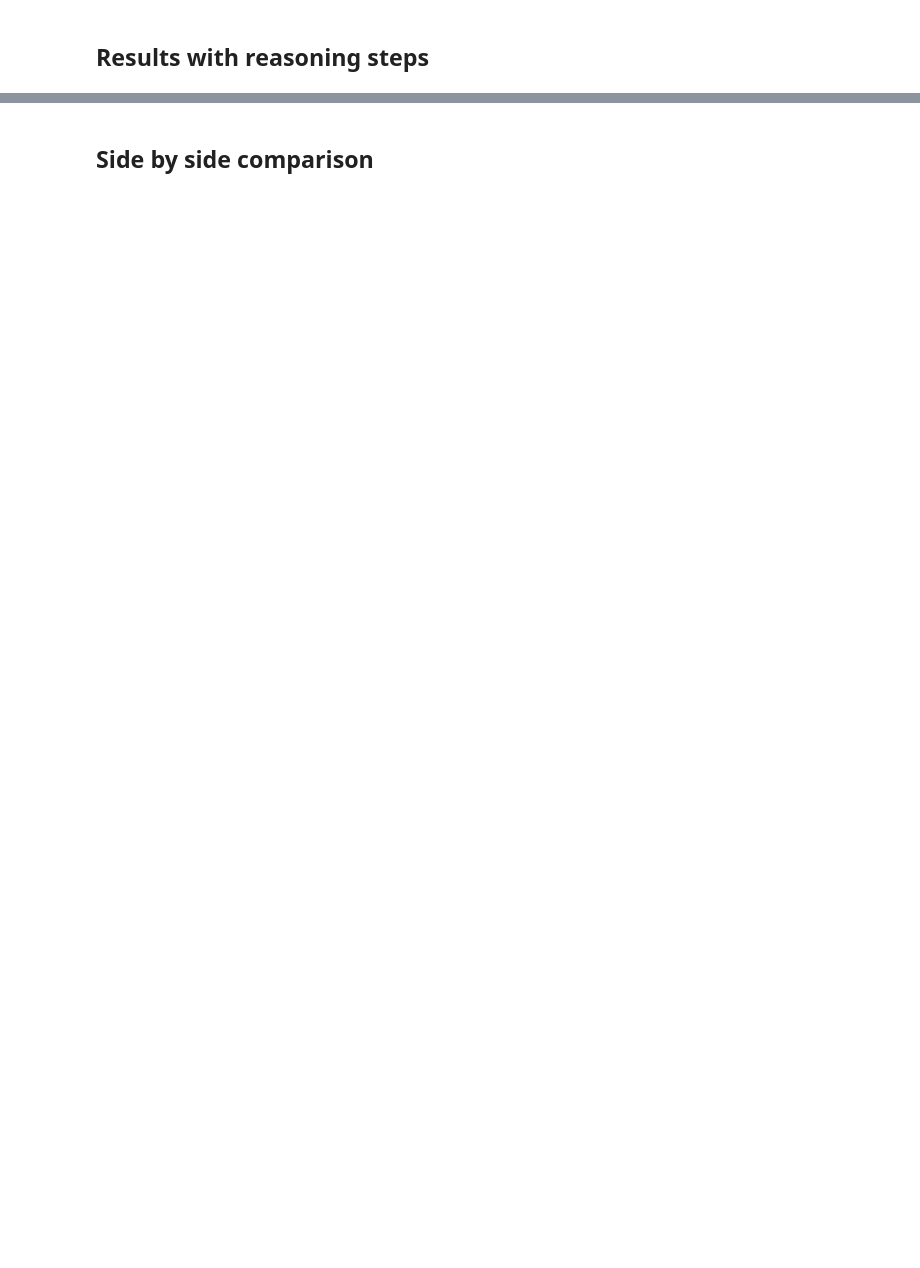
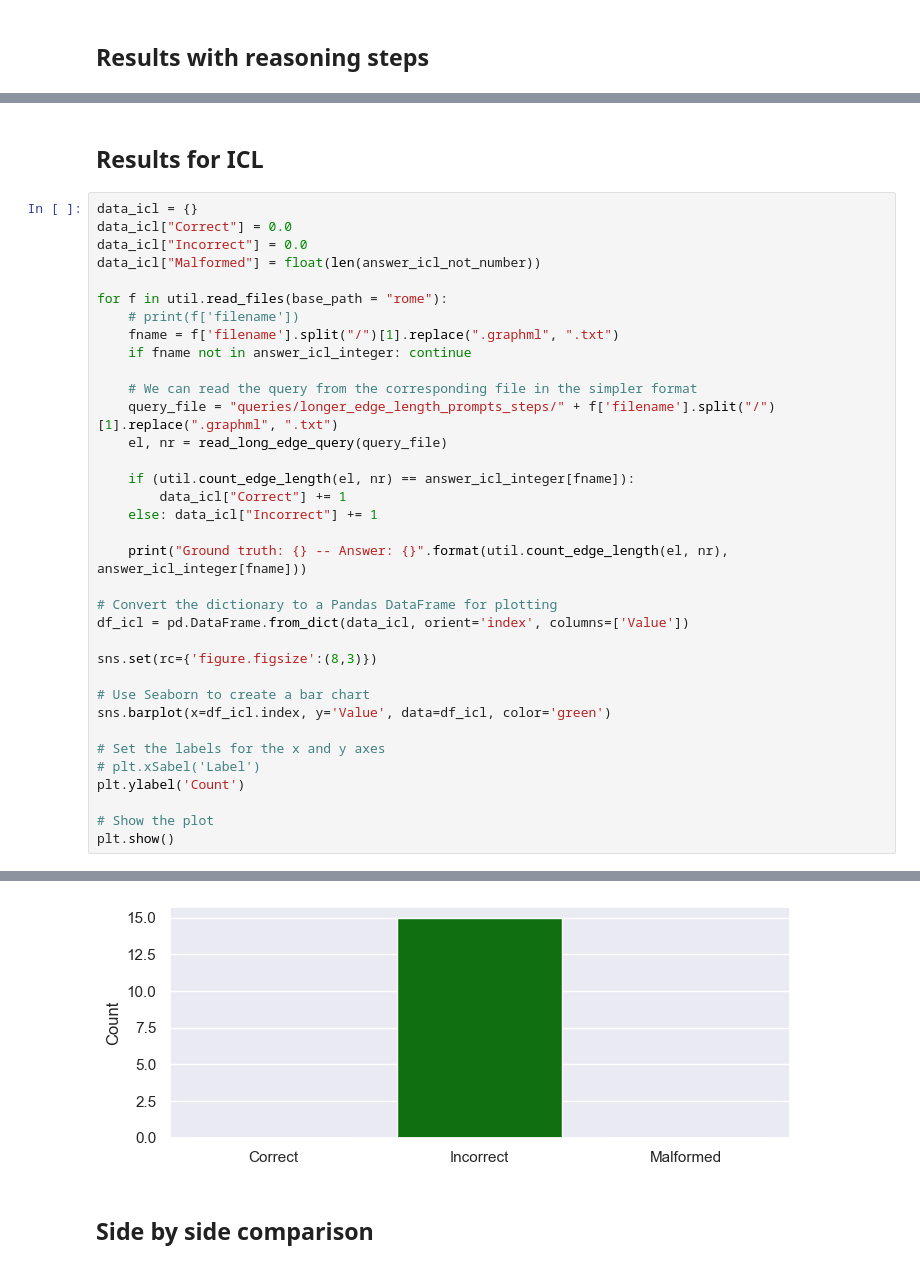
Before and after one commit to ClonedOne/gpt_graphs, a Jupyter notebook: noteboks/analysis_longer_edge_length_prompts.ipynb, the cells around one changed output, grey strips where cells are left out. Saved outputs shown, nothing was run; the diff lists cells and outputs as text; blank space fills up the shorter version.

```diff
--- a/noteboks/analysis_longer_edge_length_prompts.ipynb
+++ b/noteboks/analysis_longer_edge_length_prompts.ipynb
@@ -295,0 +277,38 @@ Ground truth: 30 -- Answer: 20
+# %% [markdown]
+## Results for ICL
+# %%
+data_icl = {}
+data_icl["Correct"] = 0.0
+data_icl["Incorrect"] = 0.0
+data_icl["Malformed"] = float(len(answer_icl_not_number))
+
+for f in util.read_files(base_path = "rome"):
+    # print(f['filename'])
+    fname = f['filename'].split("/")[1].replace(".graphml", ".txt")
+    if fname not in answer_icl_integer: continue
+
+    # We can read the query from the corresponding file in the simpler format
+    query_file = "queries/longer_edge_length_prompts_steps/" + f['filename'].split("/")[1].replace(".graphml", ".txt")
+    el, nr = read_long_edge_query(query_file)
+
+    if (util.count_edge_length(el, nr) == answer_icl_integer[fname]):
+        data_icl["Correct"] += 1
+    else: data_icl["Incorrect"] += 1
+
+    print("Ground truth: {} -- Answer: {}".format(util.count_edge_length(el, nr), answer_icl_integer[fname]))
+
+# Convert the dictionary to a Pandas DataFrame for plotting
+df_icl = pd.DataFrame.from_dict(data_icl, orient='index', columns=['Value'])
+
+sns.set(rc={'figure.figsize':(8,3)})
+
+# Use Seaborn to create a bar chart
+sns.barplot(x=df_icl.index, y='Value', data=df_icl, color='green')
+
+# Set the labels for the x and y axes
+# plt.xSabel('Label')
+plt.ylabel('Count')
+
+# Show the plot
+plt.show()
+# %% [output]
@@ -296,3 +330,4 @@ Ground truth: 30 -- Answer: 20
+[figure, added]
 # %% [markdown]
 ## Side by side comparison
 # %%
```
Also changed, not shown: parts of 11 cells of this notebook, 15 other files.
